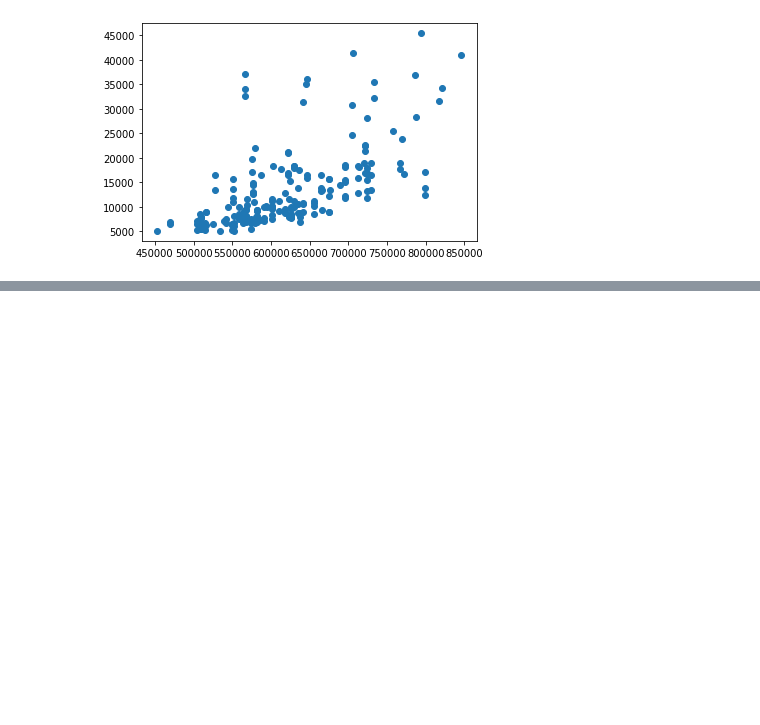
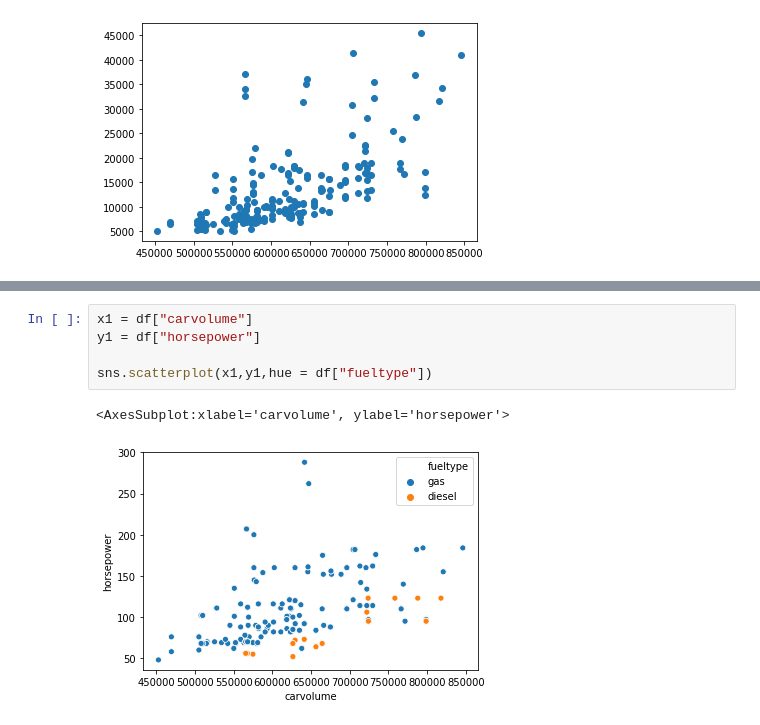
Before and after one commit to ledge-ai/intern-python-exam-kouheiohmikawa, a Jupyter notebook: Python_Basic/4_Visualization.ipynb, the cells around one changed output, grey strips where cells are left out. Drawn from its saved outputs; the diff is of its cells as text; blank space fills up the shorter version.

```diff
--- a/Python_Basic/4_Visualization.ipynb
+++ b/Python_Basic/4_Visualization.ipynb
@@ -243,0 +270,8 @@ plt.scatter(x,y)
+# %%
+x1 = df["carvolume"]
+y1 = df["horsepower"]
+
+sns.scatterplot(x1,y1,hue = df["fueltype"])
+# %% [output]
+<AxesSubplot:xlabel='carvolume', ylabel='horsepower'>
+[figure, added]
```
Also changed, not shown: parts of 14 cells of this notebook, 1 other file.
